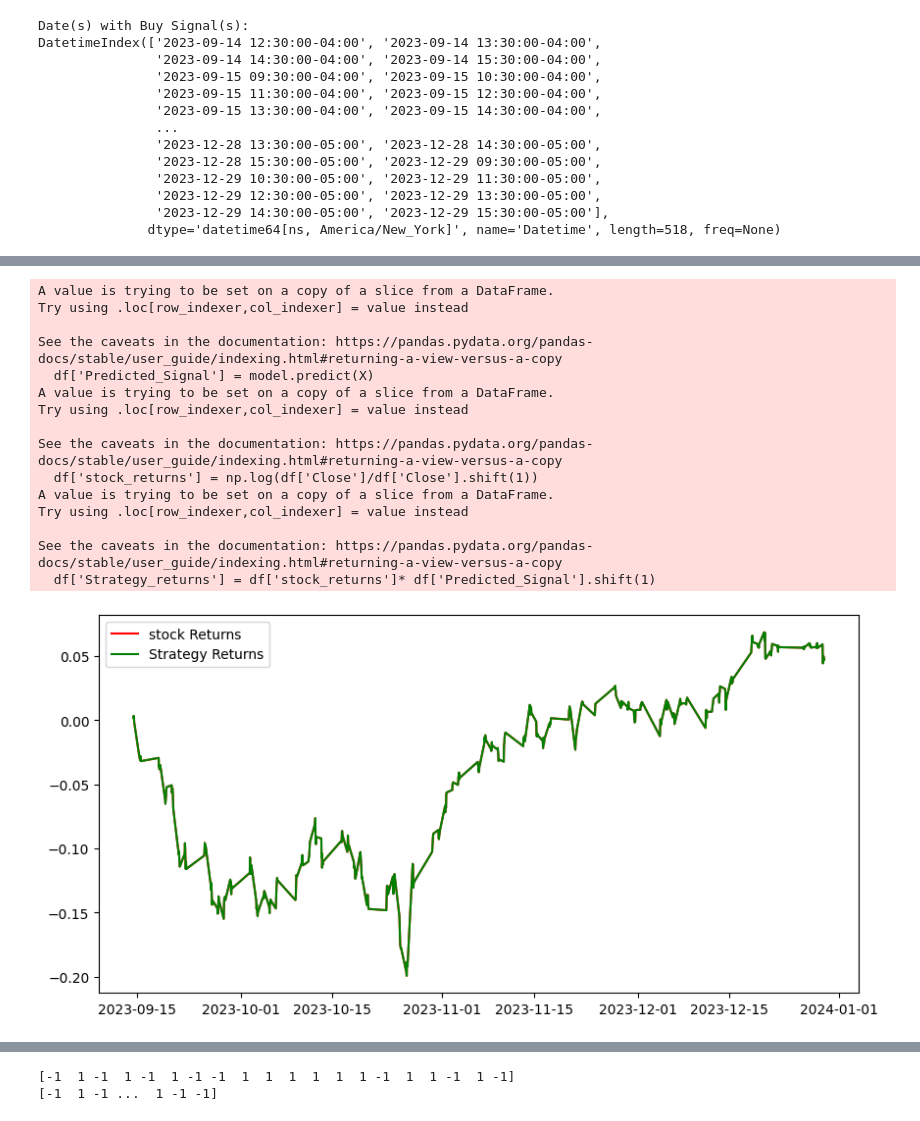
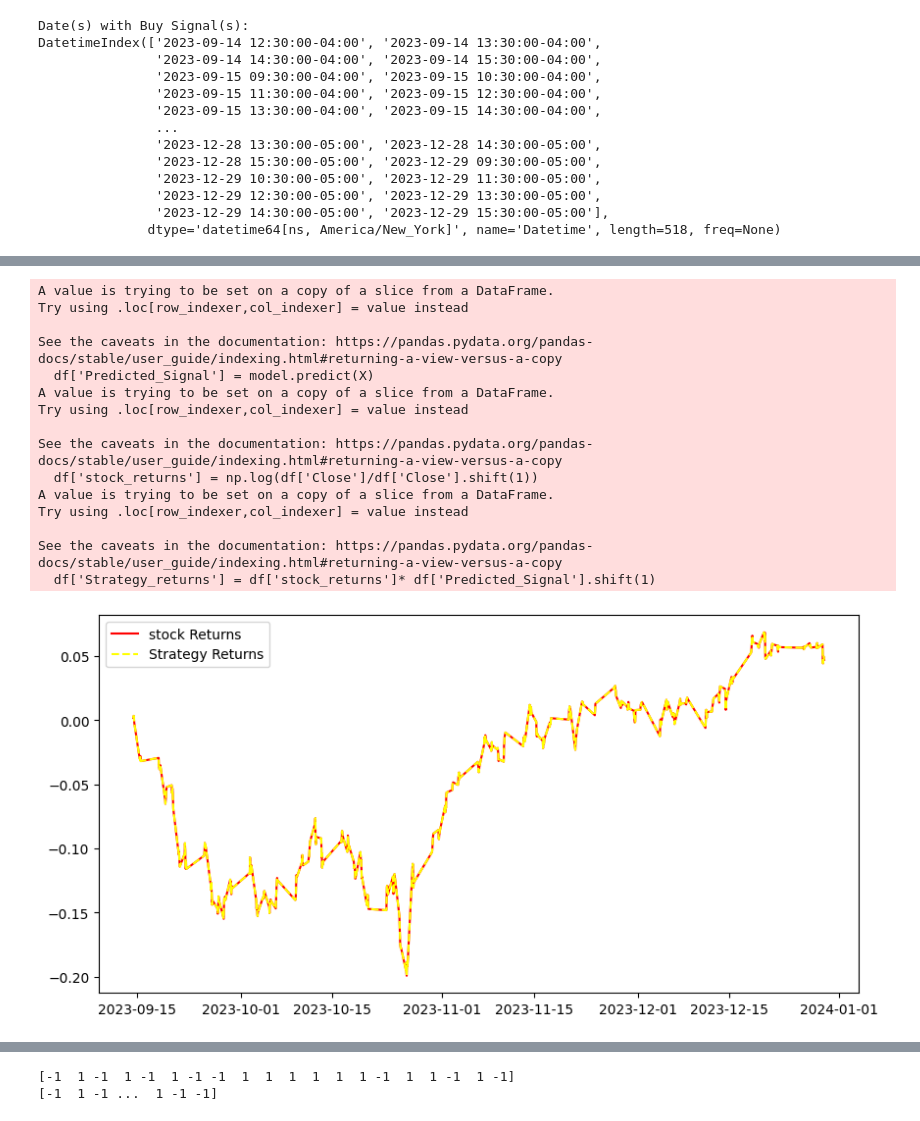
Before and after one commit to ratimayy/ML, a Jupyter notebook: Week05-Logistic/Stock_forecast_230224.ipynb, the cells around one changed output, grey strips where cells are left out. Saved outputs shown, nothing was run; the diff lists cells and outputs as text; code cells hidden in the pictures.

```diff
--- a/Week05-Logistic/Stock_forecast_230224.ipynb
+++ b/Week05-Logistic/Stock_forecast_230224.ipynb
@@ -275,35 +275,35 @@ print(cross_val.mean())
 # %%
 df['Predicted_Signal'] = model.predict(X)
 df['stock_returns'] = np.log(df['Close']/df['Close'].shift(1))
 Cumulative_stock_returns = np.cumsum(df[split:]['stock_returns'])
 
 
 df['Strategy_returns'] = df['stock_returns']* df['Predicted_Signal'].shift(1)
 Cumulative_Strategy_returns = np.cumsum(df[split:]['Strategy_returns'])
 
 plt.figure(figsize=(10,5))
-plt.plot(Cumulative_stock_returns, color='r', label = 'stock Returns')
-plt.plot(Cumulative_Strategy_returns, color='g', label = 'Strategy Returns')
+plt.plot(Cumulative_stock_returns, color='r', label='stock Returns')
+plt.plot(Cumulative_Strategy_returns, color='yellow', label='Strategy Returns', linestyle='--')
 
 plt.legend()
 plt.show()
 # %% [output]
 A value is trying to be set on a copy of a slice from a DataFrame.
 Try using .loc[row_indexer,col_indexer] = value instead
 
 See the caveats in the documentation: https://pandas.pydata.org/pandas-docs/stable/user_guide/indexing.html#returning-a-view-versus-a-copy
   df['Predicted_Signal'] = model.predict(X)
 A value is trying to be set on a copy of a slice from a DataFrame.
 Try using .loc[row_indexer,col_indexer] = value instead
 
 See the caveats in the documentation: https://pandas.pydata.org/pandas-docs/stable/user_guide/indexing.html#returning-a-view-versus-a-copy
   df['stock_returns'] = np.log(df['Close']/df['Close'].shift(1))
 A value is trying to be set on a copy of a slice from a DataFrame.
 Try using .loc[row_indexer,col_indexer] = value instead
 
 See the caveats in the documentation: https://pandas.pydata.org/pandas-docs/stable/user_guide/indexing.html#returning-a-view-versus-a-copy
   df['Strategy_returns'] = df['stock_returns']* df['Predicted_Signal'].shift(1)
-[figure, old version]
+[figure, new version]
 # %%
 stock = df.copy()
 stock
```
Also changed, not shown: parts of 21 cells of this notebook.
